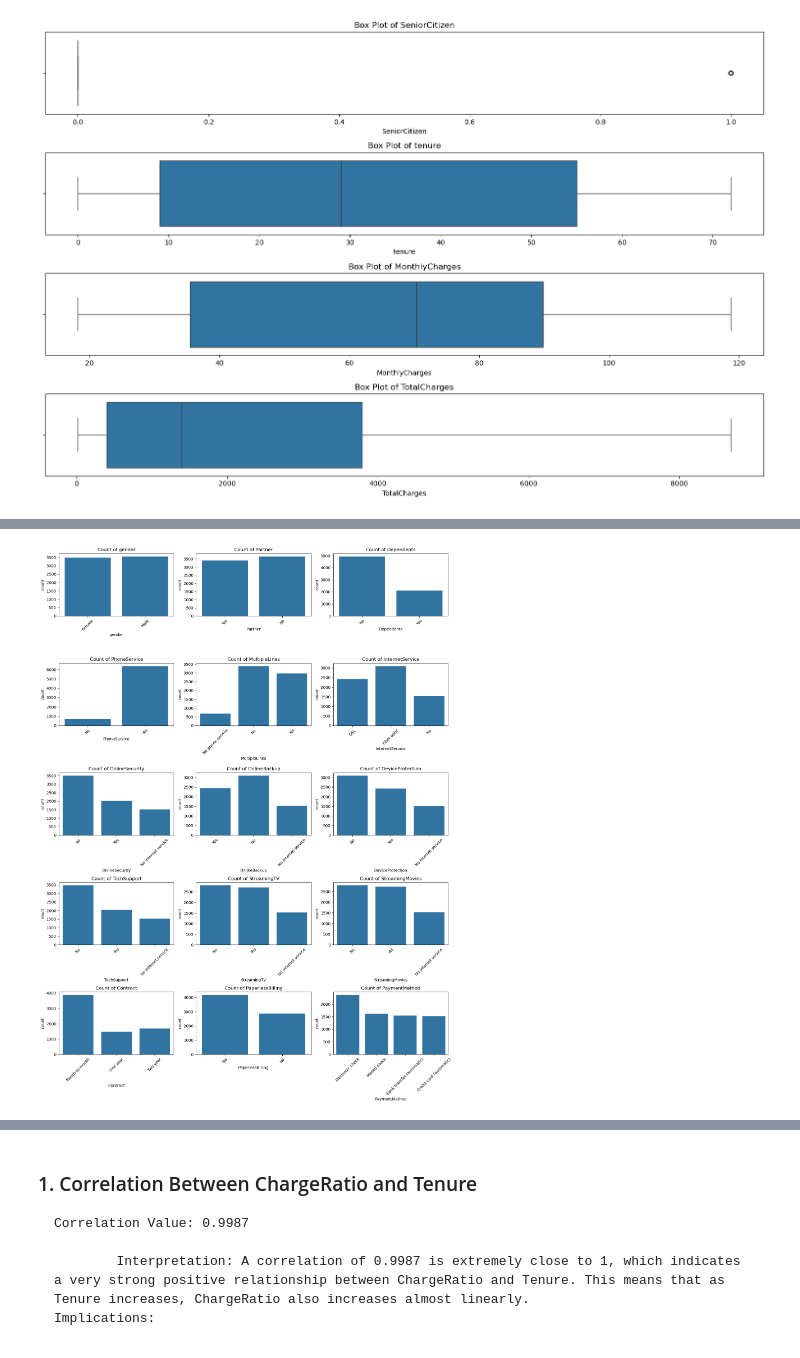
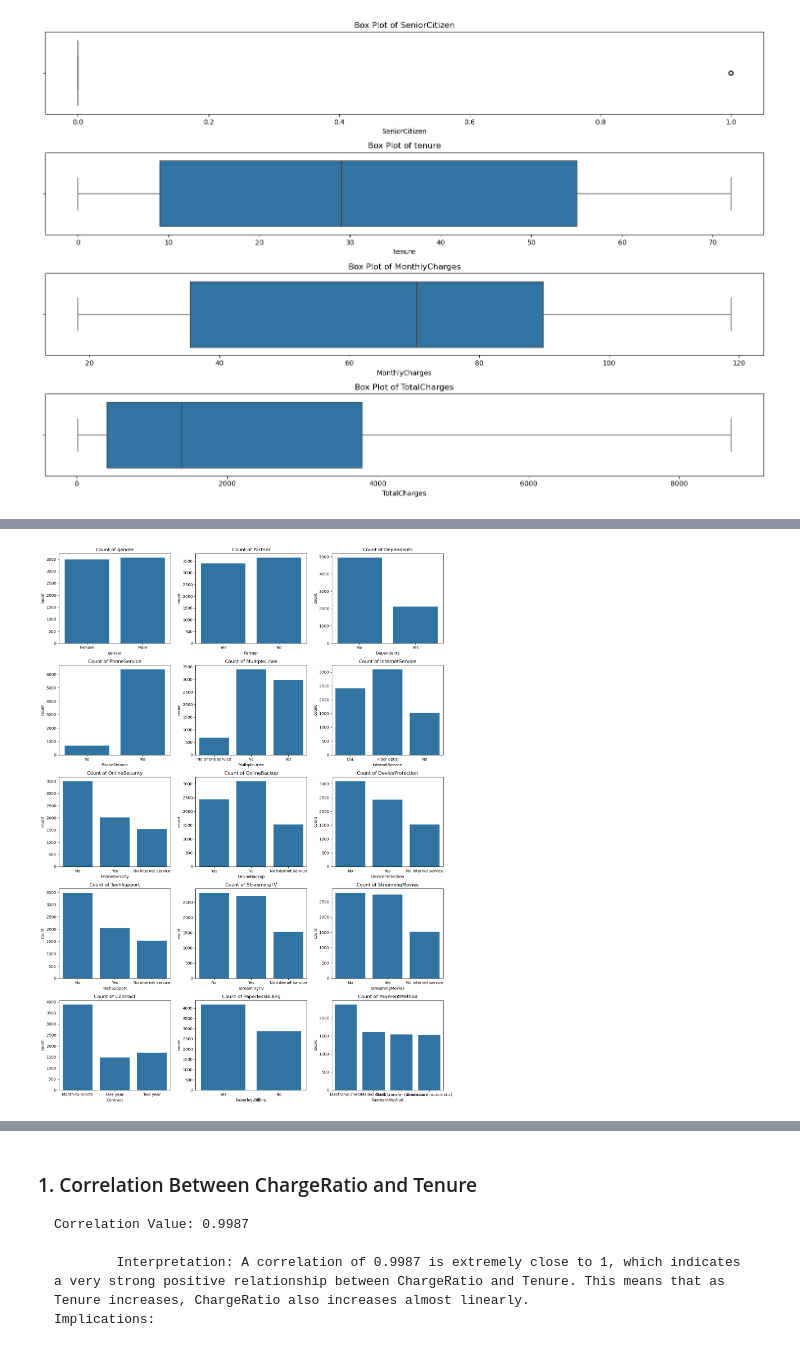
Before and after one commit to Majeedraheem/Telco-Customer-Churn, a Jupyter notebook: churn.ipynb, the cells around one changed output, grey strips where cells are left out. Saved outputs shown, nothing was run; the diff lists cells and outputs as text; code cells hidden in the pictures.

```diff
--- a/churn.ipynb
+++ b/churn.ipynb
@@ -184,19 +185,20 @@ plt.show()
 # %%
 # Count plots for categorical features
 categorical_features = ['gender', 'Partner', 'Dependents', 'PhoneService', 'MultipleLines',
                         'InternetService', 'OnlineSecurity', 'OnlineBackup', 'DeviceProtection',
                         'TechSupport', 'StreamingTV', 'StreamingMovies', 'Contract',
                         'PaperlessBilling', 'PaymentMethod']
 
 fig, axes = plt.subplots(nrows=5, ncols=3, figsize=(15, 20))
 axes = axes.flatten()
 
 for i, feature in enumerate(categorical_features):
     sns.countplot(x=feature, data=df, ax=axes[i])
     axes[i].set_title(f'Count of {feature}')
-    axes[i].set_xticklabels(axes[i].get_xticklabels(), rotation=45)
+    axes[i].set_xticklabels(axes[i].get_xticklabels())
 
 plt.tight_layout()
+plt.savefig("All Features counts")
 plt.show()
 # %% [output]
-[figure, old version]
+[figure, new version]
```
Also changed, not shown: parts of 30 cells of this notebook, 3 other files.
